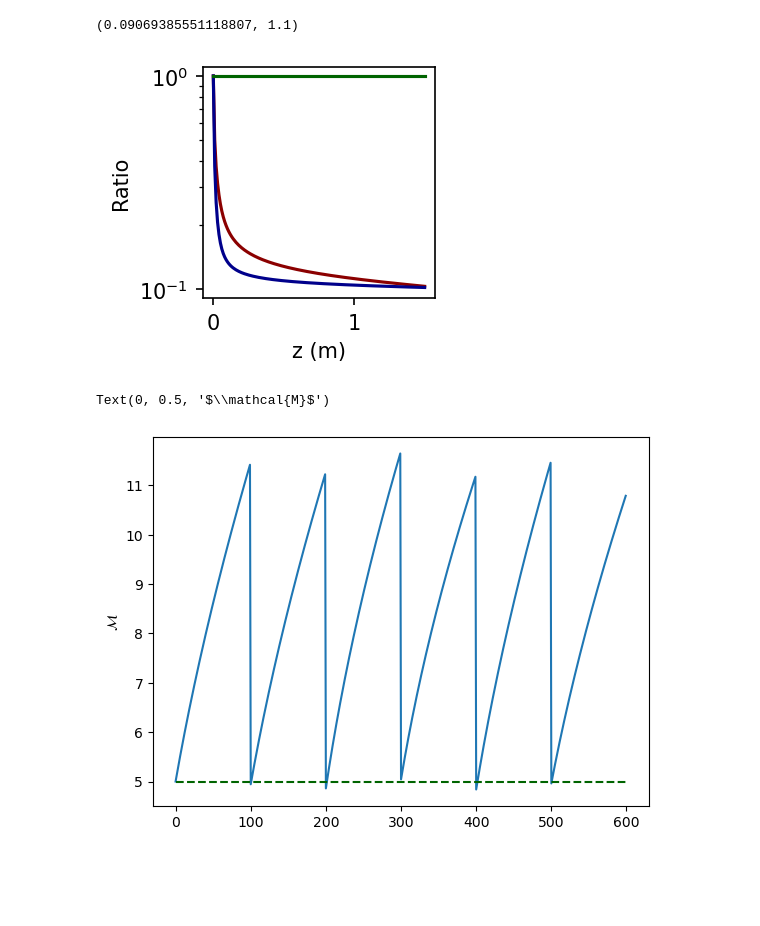
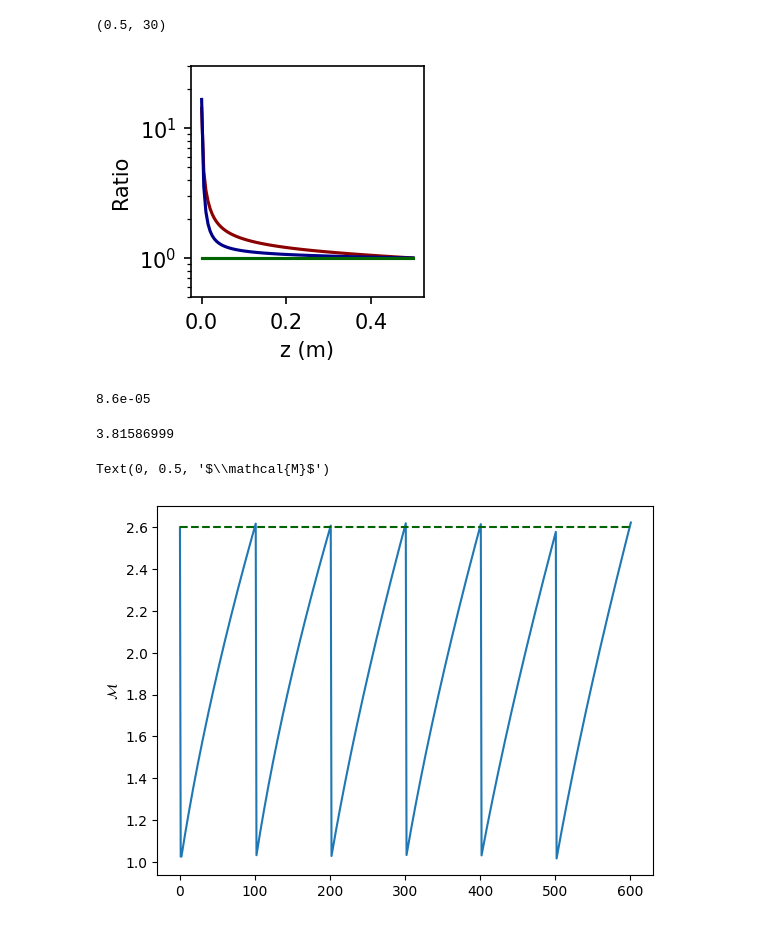
Before and after one commit to UTA-NURES/MECBPaperPlots, a Jupyter notebook: MultipolesCode-T.ipynb, the cells around one changed output. Drawn from its saved outputs; the diff is of its cells as text; code cells hidden in the pictures; blank space fills up the shorter version.

```diff
--- a/MultipolesCode-T.ipynb
+++ b/MultipolesCode-T.ipynb
@@ -16,20 +16,11 @@ amu=1.6e-27
 # %%
 #Defaults
 BohrRad=5.3e-11
-R0=0.025
 rho_ref=1e18
 rho0=1e18
 v0=70
 sigma_ref=4.52e-20
 sigma0=4.4e-16
-N0=4
-eta0=12
-T0=10
-phi0=1e8
-B0=0.7
-T0=0.1
-M=3
-v0=np.sqrt(T0*Boltzmann/(M*amu))
 # %%
 #Various useful series
 theta=np.linspace(0,6.3,100)
@@ -110,7 +101,12 @@ def GetLnGradients_B_N_R(p,z):
 # %%
 #Set up three functions, fN, fR, fEta, and two initial conditions phi0, T0
 
-v0=70
+MomDrop=0.77
+CalM=2.63
+TempRise=(1+CalM**2*(1-MomDrop**2))
+
+M=3
+v0=30
 T0=0.2
 phi0=5e17
 z0=0
@@ -129,7 +125,7 @@ AllVs=[]
 
 eta0=8.5
 
-Ls=np.array([1.5])
+Ls=np.array([0.5])
 etas=[-1]
 Ns=[4]
 Rs=[0.05]
@@ -141,10 +137,10 @@ for Li in range(0,len(Ls)):
     eta0=etas[Li]
     N0=Ns[Li]
     R0=Rs[Li]
-    zs=np.linspace(0,L,150)
+    zs=np.linspace(0,L,100)
 
 
-    R0s=list(np.linspace(0.06,0.03,150))
+    R0s=list(np.linspace(0.06,0.03,100))
     fN=interp1d(zs,list((np.ones_like(zs))*N0),bounds_error=False,fill_value='extrapolate')
     fR=interp1d(zs,R0s,bounds_error=False,fill_value='extrapolate')
     fEta=interp1d(zs,list((np.ones_like(zs))*eta0),bounds_error=False,fill_value='extrapolate')
@@ -169,20 +165,25 @@ for Li in range(0,len(Ls)):
     v0=AllVs[-1]*0.6
 # %%
 plt.figure(figsize=(2,2),dpi=150)
-plt.plot(AllZs,np.array(AllTs)/AllTs[0],label=r'$T/T_0$',color='DarkRed')
-plt.plot(AllZs,np.array(AllPhis/AllPhis[0]),label=r'$j/j_0$',color='DarkBlue')
-plt.plot(AllZs,np.array(AllVs/AllVs[0]),label=r'$v/v_0$',color='DarkGreen')
+plt.plot(AllZs,np.array(AllTs)/AllTs[-1],label=r'$T/T_0$',color='DarkRed')
+plt.plot(AllZs,np.array(AllPhis)/AllPhis[-1],label=r'$j/j_0$',color='DarkBlue')
+plt.plot(AllZs,np.array(AllVs)/AllVs[0],label=r'$v/v_0$',color='DarkGreen')
 plt.semilogy()
 #plt.legend(loc='upper right')
 plt.xlabel("z (m)")
 plt.ylabel("Ratio")
+plt.ylim(0.5,30)
 #plt.xlim(0,600)
 #plt.plot([0,6],[1/60,1/60],'--',color='blue')
-plt.ylim(0,1.1)
+#plt.ylim(0,1.1)
 #plt.semilogy()
 #plt.xlim(0,1)
 #plt.semilogx()
 #plt.title(r"$j_0=5\times10^{17}\mathrm {s}^{-1}, v_0 = 70 \mathrm{ms}^{-1}, T_0=0.1 \mathrm{K}$")
 # %% [output]
-(0.09069385551118807, 1.1)
+(0.5, 30)
-[figure, old version]
+[figure, new version]
+# %%
+Boltzmann
+# %% [output]
+8.6e-05
@@ -189,2 +195,6 @@ plt.ylim(0,1.1)
+# %%
+TempRise
+# %% [output]
+3.81586999
 # %%
 #Set up three functions, fN, fR, fEta, and two initial conditions phi0, T0
@@ -254,9 +264,9 @@ for Li in range(0,len(Ls)):
     #print(AllTs,AllPhis)
 # %%
-plt.plot(5*np.array(AllVs/AllVs[0])/np.sqrt(np.array(AllTs)/AllTs[0]))
-plt.plot([0,600],[5,5],'--',color='DarkGreen')
+plt.plot(2.6*np.array(AllVs)/AllVs[0]/np.sqrt(np.array(AllTs)/AllTs[0]))
+plt.plot([0,600],[2.6,2.6],'--',color='DarkGreen')
 plt.ylabel(r"$\mathcal{M}$")
 # %% [output]
 Text(0, 0.5, '$\\mathcal{M}$')
-[figure, old version]
+[figure, new version]
 # %%
```
Also changed, not shown: parts of 12 cells of this notebook, 7 other files.
